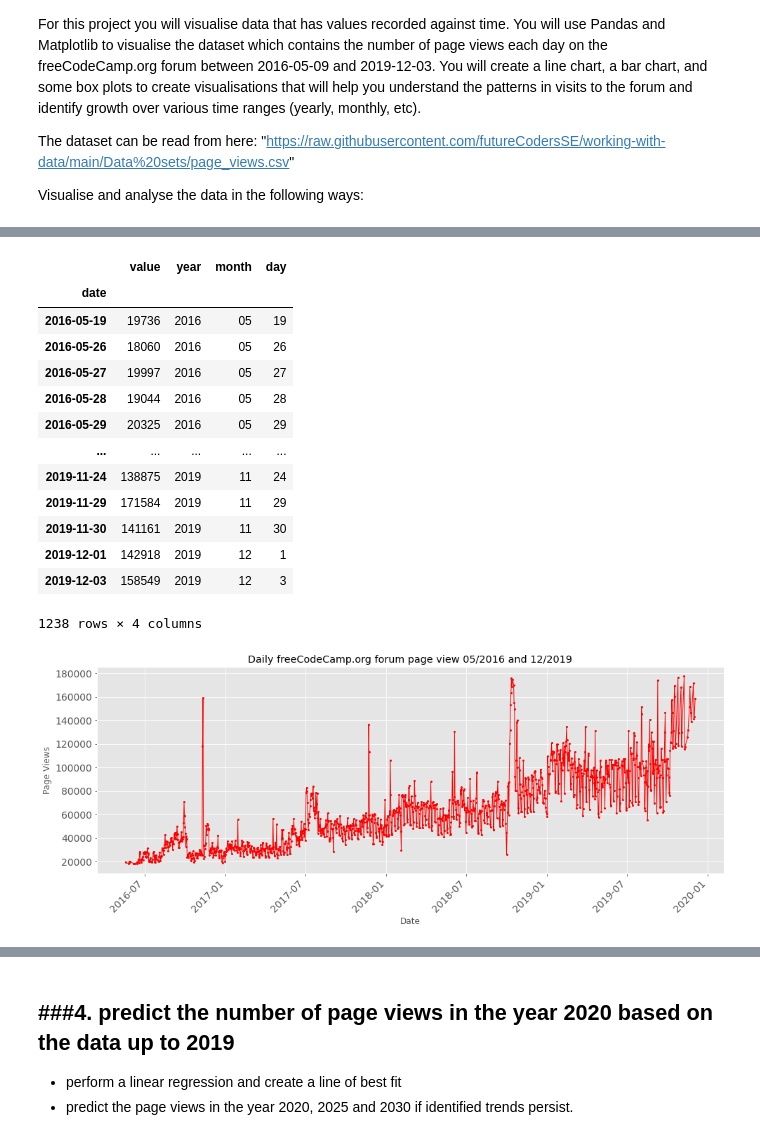
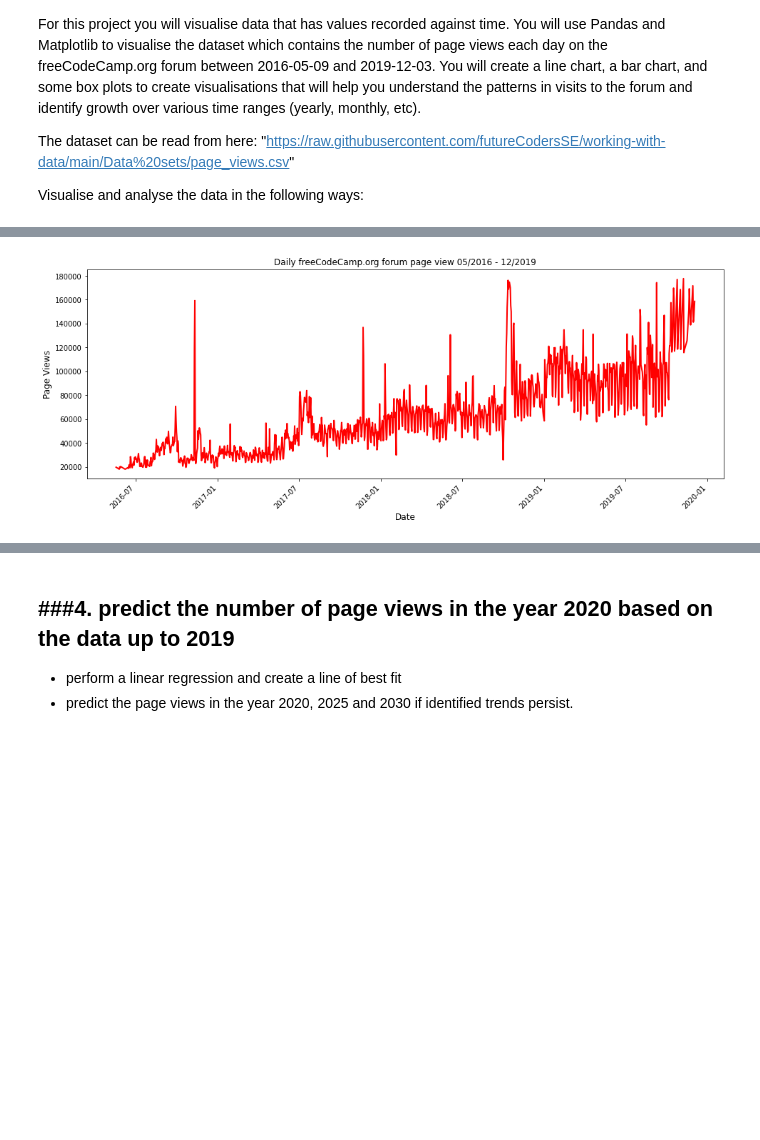
Before and after one commit to sysphcd/2020-12th-ironman, a Jupyter notebook: 11_Page_Views_Project.ipynb, the cells around one changed output, grey strips where cells are left out. Saved outputs shown, nothing was run; the diff lists cells and outputs as text; code cells hidden in the pictures; blank space fills up the shorter version.

```diff
--- a/11_Page_Views_Project.ipynb
+++ b/11_Page_Views_Project.ipynb
@@ -93,59 +88,41 @@ To prepare the data for the line plot you might do the following:
 *  set the index to the **date** column.
 *  clean the data by filtering out days when the page views were in the top 2.5% of the dataset or bottom 2.5% of the dataset.
 # %%
-from pandas.core.algorithms import quantile
-from datetime import datetime
-def generate_lineplot(df):
-
-  # convert the date column to datetime type
-  copy_df = df
-  copy_df['date'] = pd.to_datetime(copy_df.date)
-  copy_df.date
-  # create 3 new columns for year , month and day
-  copy_df['year'] = copy_df.date.dt.year  #pd.DatetimeIndex(df['date']).year
-  copy_df['month'] = copy_df.date.dt.strftime("%m") #pd.DatetimeIndex(df['date']).month
-  copy_df['day'] = copy_df.date.dt.day #pd.DatetimeIndex(df['date']).day
-
-
-  # set index to the date column
-  copy_df = copy_df.set_index('date') #,inplace=True)
-
-  copy_df
-  # filter out days when the page views were in the top 2.5% of the dataset or bottom 2.5% of the dataset.
-  top = copy_df['value'].quantile(0.975)
-  bottom = copy_df['value'].quantile(0.025)
-  # remove outliers
-  filtered_df = copy_df[(copy_df['value'] <= top) & (copy_df['value'] >= bottom)]
-  display(filtered_df)
-
+def generate_lineplot(df,col,charttitle,x_label,y_label):
   # Line Plot using 'plot' function on dataframe
-  data = filtered_df['value'] #copy_df.groupby(['year','month'])["value"].mean()
+  data = df[col] #copy_df.groupby(['year','month'])["value"].mean()
   labels = data.keys()
   # plt.title("Daily freeCodeCamp.org forum page view 05/2016 and 12/2019")
-  filtered_df['value'].plot(kind='line', figsize=(16, 6), title='Daily freeCodeCamp.org forum page view 05/2016 and 12/2019', fontsize=14, color='red', linewidth=1, marker='o', markersize=2);
+  df[col].plot(kind='line', figsize=(16, 6), title=charttitle, fontsize=10, color='red', linewidth=2) #, marker='o', markersize=2);
   # plt.plot(labels, data, color='red')
   # plt.rcParams['figure.figsize'] = (12, 5)
   plt.xticks(rotation=45)
-  plt.xlabel('Date')
-  plt.ylabel('Page Views')
+  plt.xlabel(x_label, fontsize=12)
+  plt.ylabel(y_label, fontsize=12)
   # plt.grid()
   plt.show()
-  return filtered_df
 
-final_df = generate_lineplot(cleaned_df)
+# convert the date column to datetime type
+copy_df = cleaned_df.copy()
+copy_df['date'] = pd.to_datetime(copy_df.date)
+copy_df.date
+# create 3 new columns for year , month and day
+copy_df['year'] = copy_df.date.dt.year
+copy_df['month'] = copy_df.date.dt.strftime("%m")
+copy_df['day'] = copy_df.date.dt.day
+
+# set index to the date column
+# df.index = df['date']
+copy_df = copy_df.set_index('date') #,inplace=True)
+copy_df
+
+# filter out days when the page views were in the top 2.5% of the dataset or bottom 2.5% of the dataset.
+top = copy_df['value'].quantile(0.975)
+bottom = copy_df['value'].quantile(0.025)
+# remove outliers
+final_df = copy_df[(copy_df['value'] <= top) & (copy_df['value'] >= bottom)]
+# display(final_df)
+
+generate_lineplot(final_df, 'value','Daily freeCodeCamp.org forum page view 05/2016 - 12/2019','Date', 'Page Views')
 # %% [output]
-|  | value | year | month | day |
-| date |  |  |  |  |
-| 2016-05-19 | 19736 | 2016 | 05 | 19 |
-| 2016-05-26 | 18060 | 2016 | 05 | 26 |
-| 2016-05-27 | 19997 | 2016 | 05 | 27 |
-| 2016-05-28 | 19044 | 2016 | 05 | 28 |
-| 2016-05-29 | 20325 | 2016 | 05 | 29 |
-| ... | ... | ... | ... | ... |
-| 2019-11-24 | 138875 | 2019 | 11 | 24 |
-| 2019-11-29 | 171584 | 2019 | 11 | 29 |
-| 2019-11-30 | 141161 | 2019 | 11 | 30 |
-| 2019-12-01 | 142918 | 2019 | 12 | 1 |
-| 2019-12-03 | 158549 | 2019 | 12 | 3 |
-1238 rows × 4 columns
-[figure, old version]
+[figure, new version]
```
Also changed, not shown: parts of 13 cells of this notebook.
